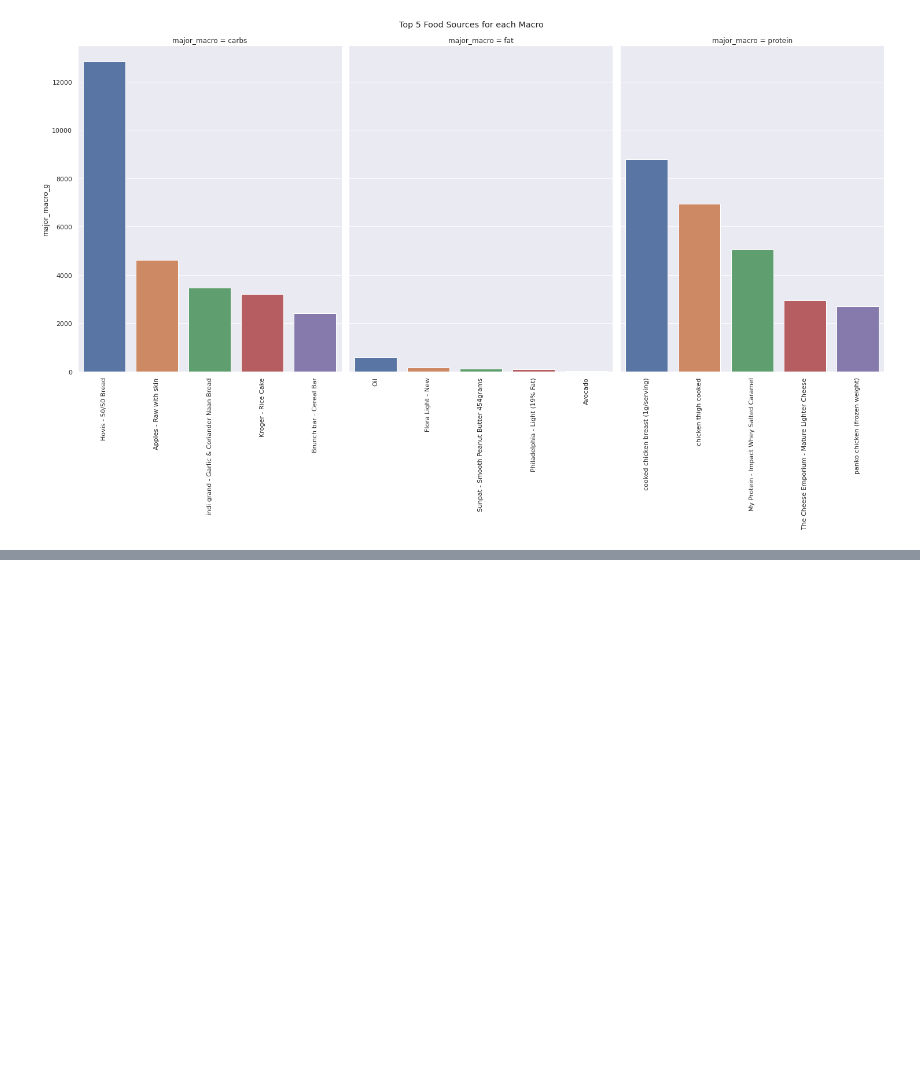
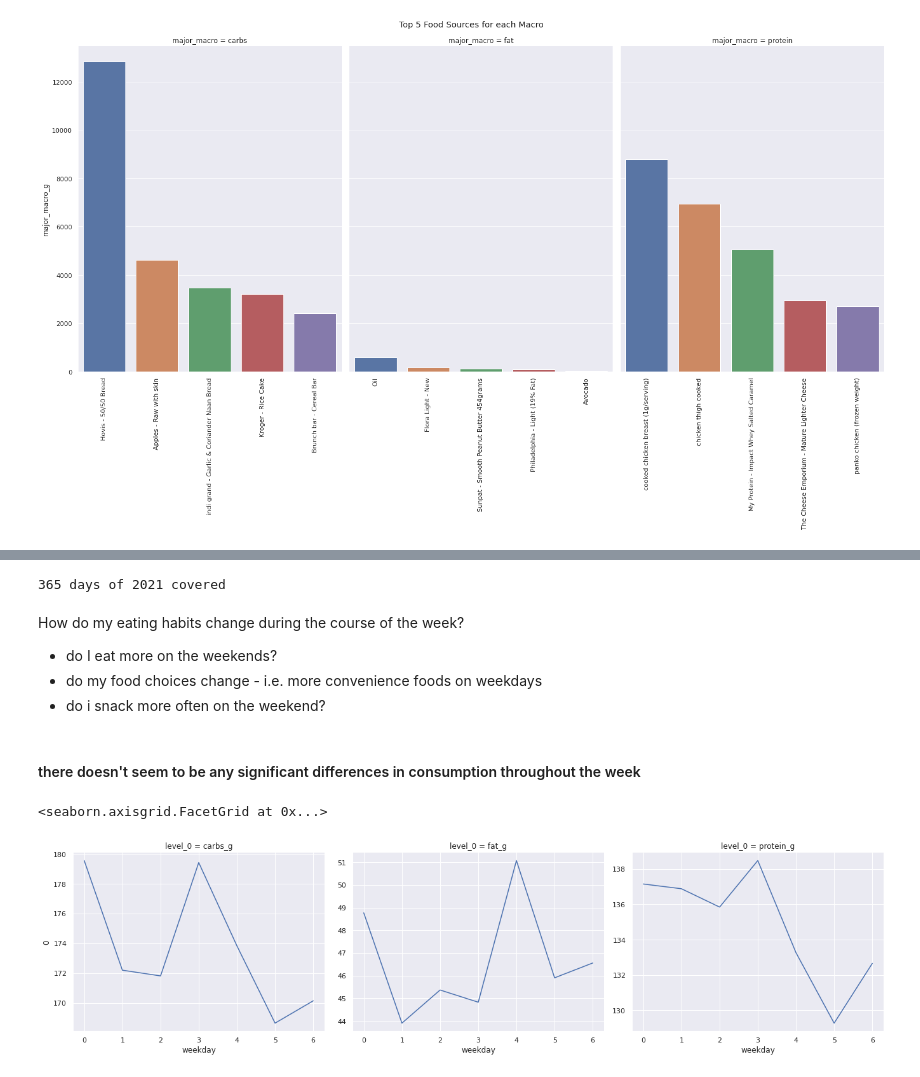
Before and after one commit to ismailmo1/mfp-wrapped, a Jupyter notebook: food_eda.ipynb, the cells around one changed output, grey strips where cells are left out. Drawn from its saved outputs; the diff is of its cells as text; code cells hidden in the pictures; blank space fills up the shorter version.

Commit message:
analsed food consumption by day of week

```diff
--- a/food_eda.ipynb
+++ b/food_eda.ipynb
@@ -288,0 +307,30 @@ for ax in grid.axes.flatten():
+# %%
+missing_data = food_df[food_df['date'].apply(lambda x:x.date()==date(2021,1,31))].copy()
+missing_data['date'] = pd.to_datetime(date(2021, 1,30),)
+food_df_full = pd.concat([food_df, missing_data])
+
+# double check all days are filled
+print(len(food_df_full['date'].apply(lambda x:x.date()).unique()), 'days of 2021 covered')
+# %% [output]
+365 days of 2021 covered
+# %% [markdown]
+How do my eating habits change during the course of the week?
+ - do I eat more on the weekends?
+ - do my food choices change - i.e. more convenience foods on weekdays
+ - do i snack more often on the weekend?
+# %%
+#add weekday column for easier analysis
+food_df_full['weekday'] = food_df_full['date'].apply(lambda x:x.weekday())
+# %%
+#how many times did that weekday occur in 2021?
+weekday_entries =  food_df_full.drop_duplicates("date").groupby('weekday').count()['date']
+weekday_totals = food_df_full.groupby('weekday').sum()[macro_cols[0:3]]
+avg_weekday = weekday_totals.div(weekday_entries, axis=0)
+# %% [markdown]
+#### there doesn't seem to be any significant differences in consumption throughout the week
+# %%
+g = sns.FacetGrid(avg_weekday.unstack().reset_index(), col='level_0', sharey=False, height = 5, aspect = 1.25)
+g.map(sns.lineplot, "weekday", 0)
+# %% [output]
+<seaborn.axisgrid.FacetGrid at 0x...>
+[figure, added]
```
Also changed, not shown: parts of 7 cells of this notebook.
